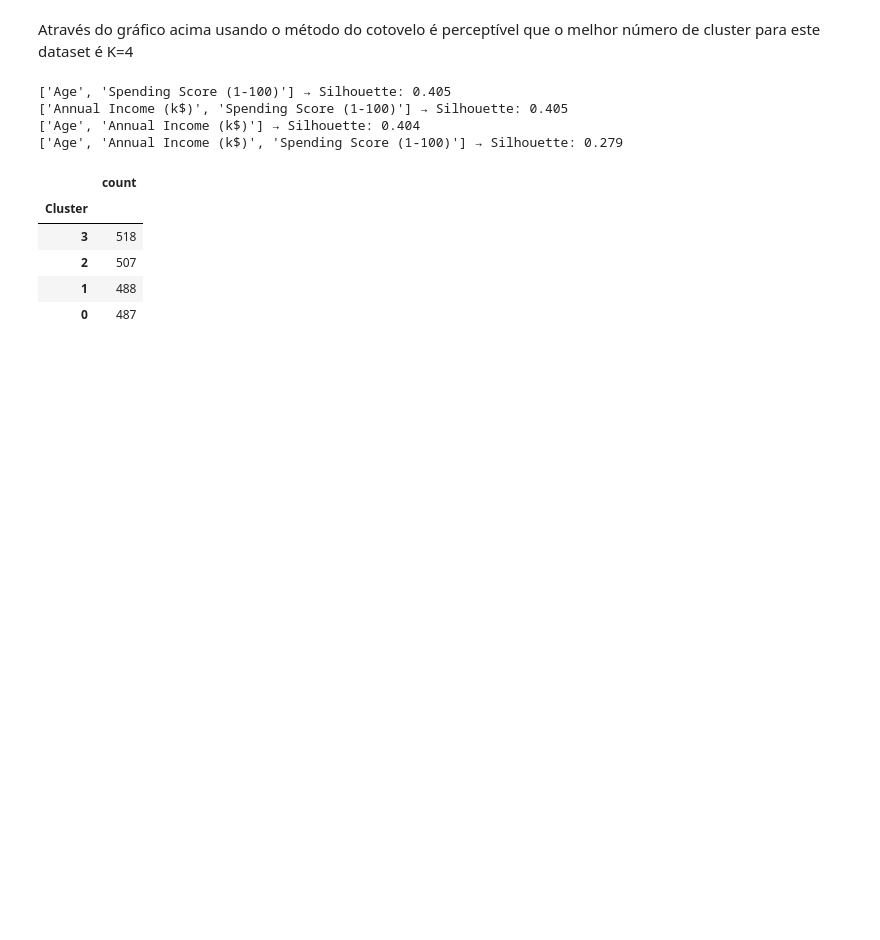
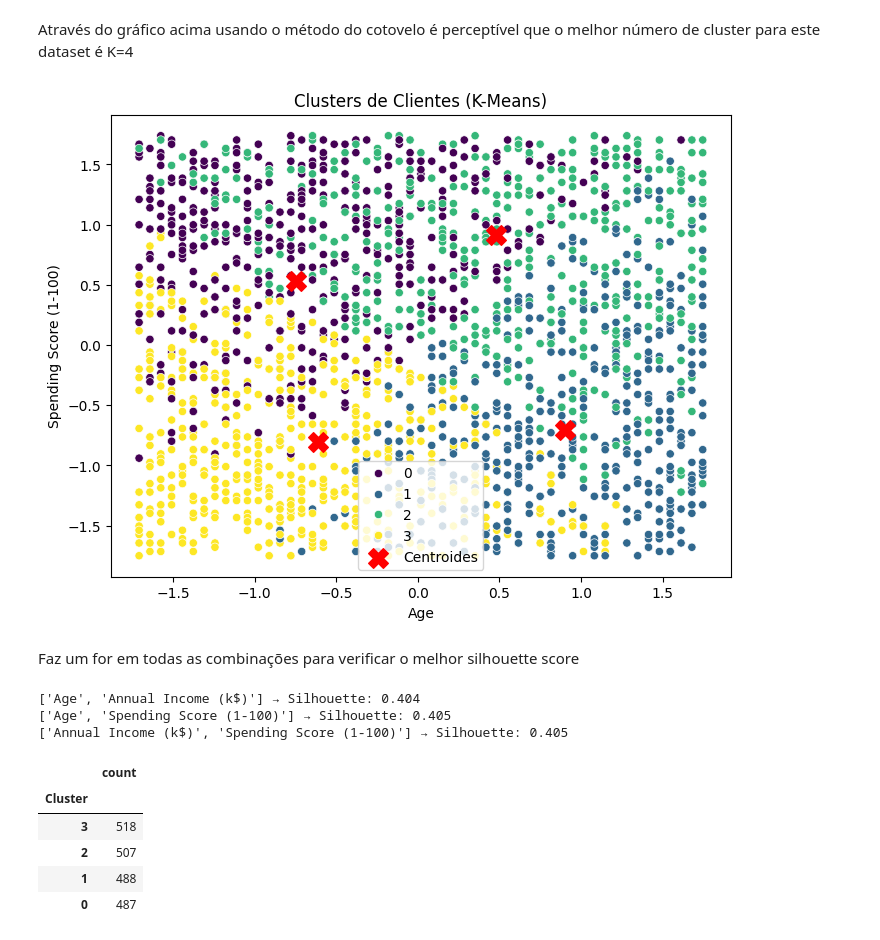
Before and after one commit to gbAguiiar/machine-learning-unsupervised, a Jupyter notebook: main.ipynb, the cells around one changed output. Drawn from its saved outputs; the diff is of its cells as text; code cells hidden in the pictures; blank space fills up the shorter version.

```diff
--- a/main.ipynb
+++ b/main.ipynb
@@ -142,26 +144,41 @@ kmeans = KMeans(n_clusters=4, random_state=42)
 clusters = kmeans.fit_predict(X)
 
 df['Cluster'] = clusters
-# %%
-#Faz um for em todas as combinações para verificar o melhor silhouette score
-combinacoes = [
-    ["Age", "Spending Score (1-100)"],
-    ["Annual Income (k$)", "Spending Score (1-100)"],
-    ["Age", "Annual Income (k$)"],
-    ["Age", "Annual Income (k$)", "Spending Score (1-100)"]
-]
-
-for combo in combinacoes:
-    X = df[combo]
-    kmeans = KMeans(n_clusters=4, random_state=42)
-    labels = kmeans.fit_predict(X)
-    score = silhouette_score(X, labels)
-    print(f"{combo} → Silhouette: {score:.3f}")
-# %% [output]
-['Age', 'Spending Score (1-100)'] → Silhouette: 0.405
-['Annual Income (k$)', 'Spending Score (1-100)'] → Silhouette: 0.405
-['Age', 'Annual Income (k$)'] → Silhouette: 0.404
-['Age', 'Annual Income (k$)', 'Spending Score (1-100)'] → Silhouette: 0.279
+# %%
+def plot_kmeans_clusters(model: KMeans):
+    plt.figure(figsize=(8,6))
+    sns.scatterplot(data=df, x="Age", y="Spending Score (1-100)", hue="Cluster", palette="viridis")
+    centroids = model.cluster_centers_
+    plt.scatter(
+    centroids[:, 0],
+    centroids[:, 1],
+    s=200, c='red', marker='X', label='Centroides'
+)
+    plt.title("Clusters de Clientes (K-Means)")
+    plt.legend()
+    plt.show()
+# %%
+plot_kmeans_clusters(kmeans)
+# %% [output]
+[figure, added]
+# %% [markdown]
+Faz um for em todas as combinações para verificar o melhor silhouette score
+# %%
+import itertools
+
+
+combinacoes = [list(a) for a in itertools.combinations(numeric_features, 2)]
+
+for combo in combinacoes:
+    X = df[combo]
+    _kmeans = KMeans(n_clusters=4, random_state=42)
+    _labels = _kmeans.fit_predict(X)
+    _score = silhouette_score(X, _labels)
+    print(f"{combo} → Silhouette: {_score:.3f}")
+# %% [output]
+['Age', 'Annual Income (k$)'] → Silhouette: 0.404
+['Age', 'Spending Score (1-100)'] → Silhouette: 0.405
+['Annual Income (k$)', 'Spending Score (1-100)'] → Silhouette: 0.405
 # %%
 df['Cluster'].value_counts()
 # %% [output]
```
Also changed, not shown: parts of 27 cells of this notebook.
